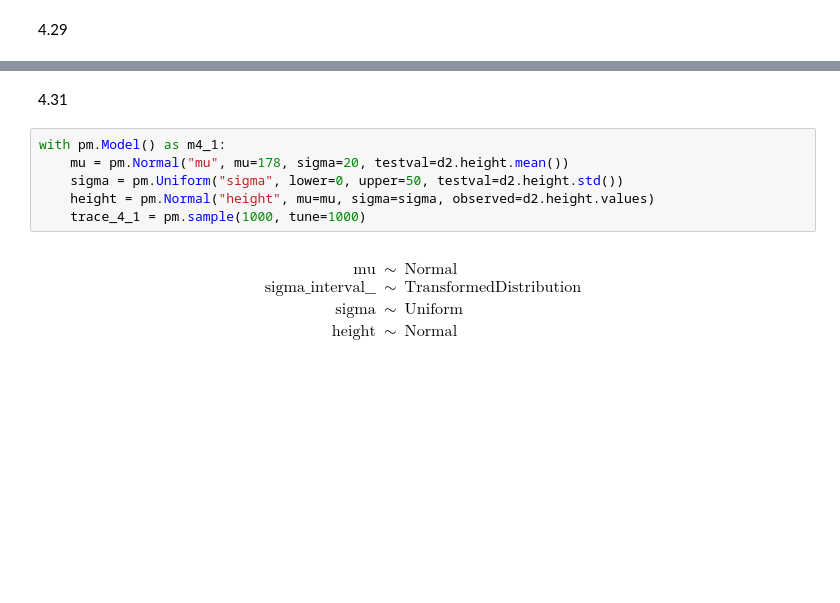
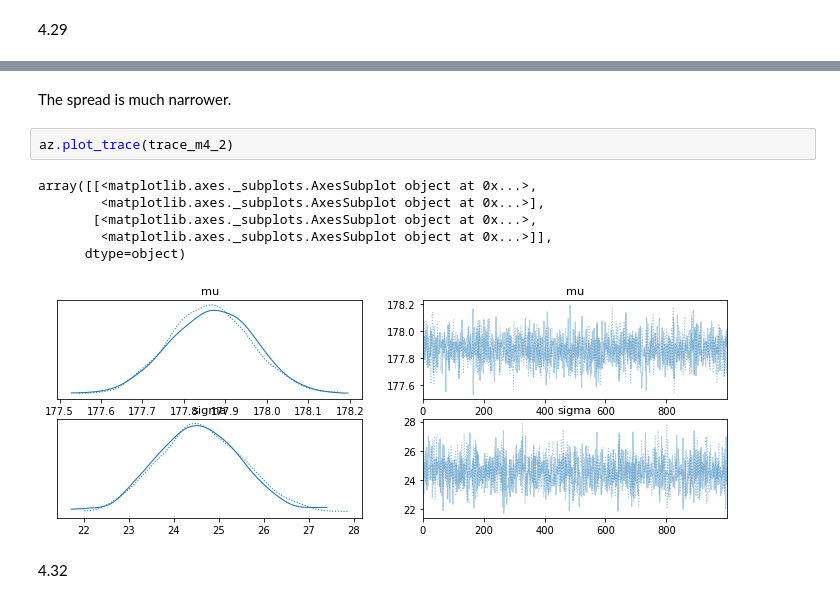
Before and after one commit to steed360/Data-Analysis, a Jupyter notebook: b Statistical Rethinking/Chapter_4_fromScratch.ipynb, the cells around one changed output, grey strips where cells are left out. Saved outputs shown, nothing was run; the diff lists cells and outputs as text; blank space fills up the shorter version.

```diff
--- a/b Statistical Rethinking/Chapter_4_fromScratch.ipynb
+++ b/b Statistical Rethinking/Chapter_4_fromScratch.ipynb
@@ -455,14 +428,13 @@ array([[<matplotlib.axes._subplots.AxesSubplot object at 0x...>,
+# %% [markdown]
+The spread is much narrower.
+# %%
+az.plot_trace(trace_m4_2)
+# %% [output]
+array([[<matplotlib.axes._subplots.AxesSubplot object at 0x...>,
+        <matplotlib.axes._subplots.AxesSubplot object at 0x...>],
+       [<matplotlib.axes._subplots.AxesSubplot object at 0x...>,
+        <matplotlib.axes._subplots.AxesSubplot object at 0x...>]],
+      dtype=object)
+[figure, added]
 # %% [markdown]
-4.31
+4.32
-# %%
-with pm.Model() as m4_1:
-    mu = pm.Normal("mu", mu=178, sigma=20, testval=d2.height.mean())
-    sigma = pm.Uniform("sigma", lower=0, upper=50, testval=d2.height.std())
-    height = pm.Normal("height", mu=mu, sigma=sigma, observed=d2.height.values)
-    trace_4_1 = pm.sample(1000, tune=1000)
-# %% [output]
-$$
-                \begin{array}{rcl}
-                \text{mu} &\sim & \text{Normal}\\\text{sigma_interval__} &\sim & \text{TransformedDistribution}\\\text{sigma} &\sim & \text{Uniform}\\\text{height} &\sim & \text{Normal}
-                \end{array}
-                $$
```
Also changed, not shown: parts of 27 cells of this notebook.
